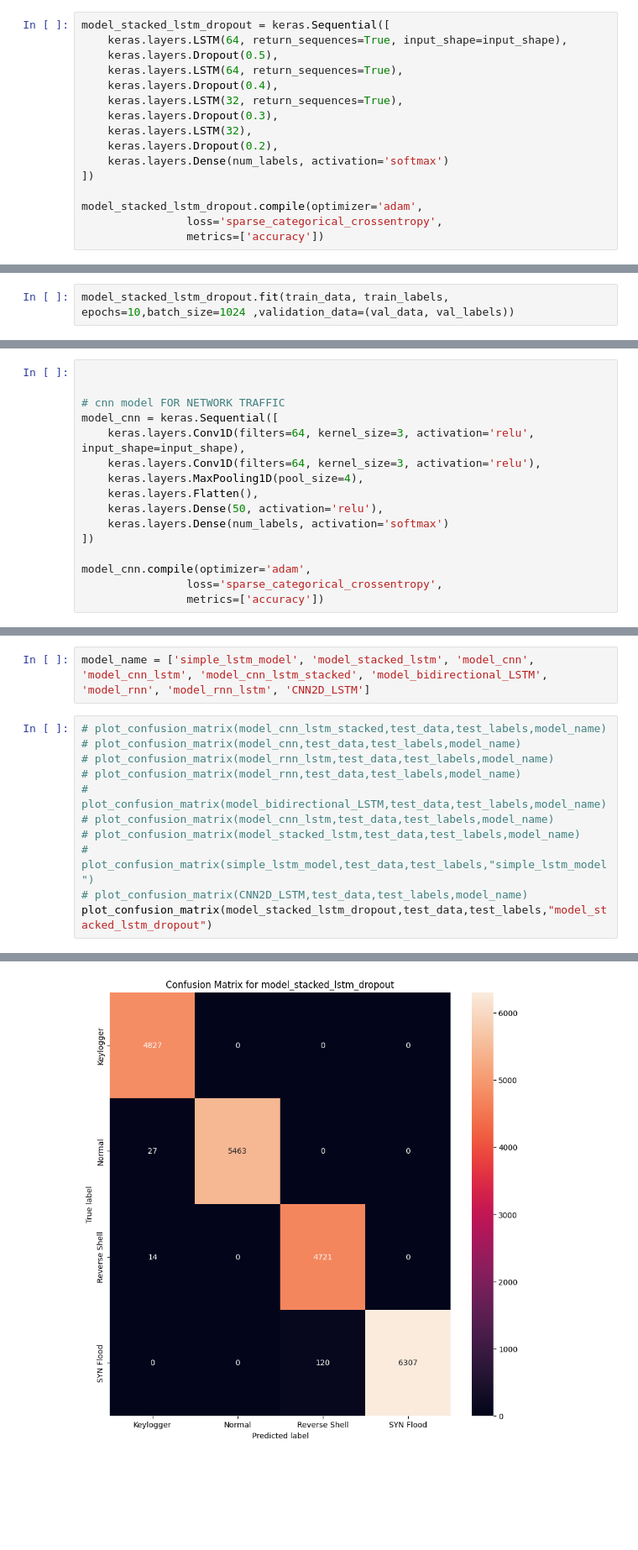
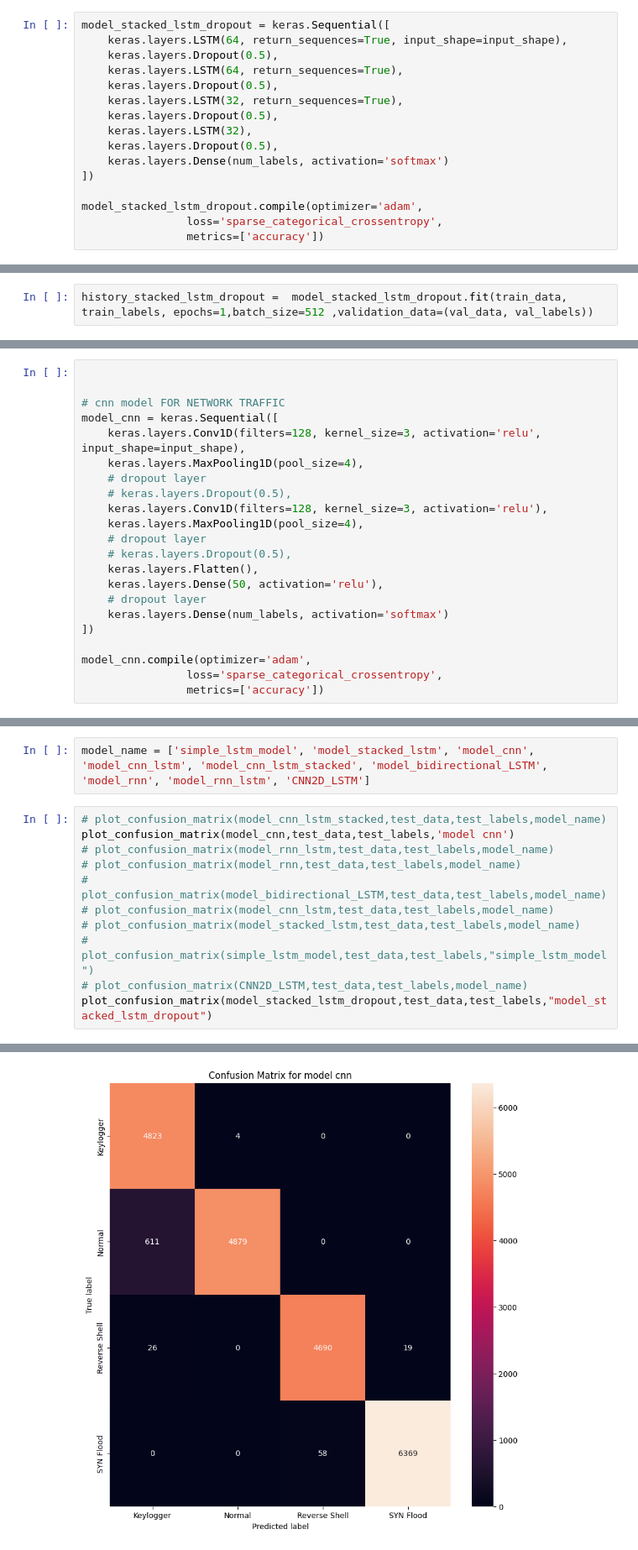
Before and after one commit to Enzo-hmdy/Secu_IOT_UQAC2, a Jupyter notebook: cleaning.ipynb, the cells around one changed output, grey strips where cells are left out. Shown at 84% size. Cells and saved outputs as stored; diff of their text form; blank space fills up the shorter version.

```diff
--- a/cleaning.ipynb
+++ b/cleaning.ipynb
@@ -526,11 +528,11 @@ model_stacked_lstm_dropout = keras.Sequential([
     keras.layers.LSTM(64, return_sequences=True, input_shape=input_shape),
     keras.layers.Dropout(0.5),
     keras.layers.LSTM(64, return_sequences=True),
-    keras.layers.Dropout(0.4),
+    keras.layers.Dropout(0.5),
     keras.layers.LSTM(32, return_sequences=True),
-    keras.layers.Dropout(0.3),
+    keras.layers.Dropout(0.5),
     keras.layers.LSTM(32),
-    keras.layers.Dropout(0.2),
+    keras.layers.Dropout(0.5),
     keras.layers.Dense(num_labels, activation='softmax')
 ])
 
@@ -540,3 +566,3 @@ model_stacked_lstm_dropout.compile(optimizer='adam',
 # %%
-model_stacked_lstm_dropout.fit(train_data, train_labels, epochs=10,batch_size=1024 ,validation_data=(val_data, val_labels))
+history_stacked_lstm_dropout =  model_stacked_lstm_dropout.fit(train_data, train_labels, epochs=1,batch_size=512 ,validation_data=(val_data, val_labels))
 # %% [output]
@@ -573,11 +579,17 @@ model_stacked_lstm_dropout.evaluate(test_data, test_labels)
 
 # cnn model FOR NETWORK TRAFFIC
 model_cnn = keras.Sequential([
-    keras.layers.Conv1D(filters=64, kernel_size=3, activation='relu', input_shape=input_shape),
-    keras.layers.Conv1D(filters=64, kernel_size=3, activation='relu'),
+    keras.layers.Conv1D(filters=128, kernel_size=3, activation='relu', input_shape=input_shape),
     keras.layers.MaxPooling1D(pool_size=4),
+    # dropout layer
+    # keras.layers.Dropout(0.5),
+    keras.layers.Conv1D(filters=128, kernel_size=3, activation='relu'),
+    keras.layers.MaxPooling1D(pool_size=4),
+    # dropout layer
+    # keras.layers.Dropout(0.5),
     keras.layers.Flatten(),
     keras.layers.Dense(50, activation='relu'),
+    # dropout layer
     keras.layers.Dense(num_labels, activation='softmax')
 ])
 
@@ -907,7 +1145,7 @@ def plot_confusion_matrix(model,test_data,test_labels,model_name):
 model_name = ['simple_lstm_model', 'model_stacked_lstm', 'model_cnn', 'model_cnn_lstm', 'model_cnn_lstm_stacked', 'model_bidirectional_LSTM', 'model_rnn', 'model_rnn_lstm', 'CNN2D_LSTM']
 # %%
 # plot_confusion_matrix(model_cnn_lstm_stacked,test_data,test_labels,model_name)
-# plot_confusion_matrix(model_cnn,test_data,test_labels,model_name)
+plot_confusion_matrix(model_cnn,test_data,test_labels,'model cnn')
 # plot_confusion_matrix(model_rnn_lstm,test_data,test_labels,model_name)
 # plot_confusion_matrix(model_rnn,test_data,test_labels,model_name)
 # plot_confusion_matrix(model_bidirectional_LSTM,test_data,test_labels,model_name)
@@ -921 +1160 @@ plot_confusion_matrix(model_stacked_lstm_dropout,test_data,test_labels,"model_st
-[figure, old version]
+[figure, new version]
```
Also changed, not shown: parts of 32 cells of this notebook.
